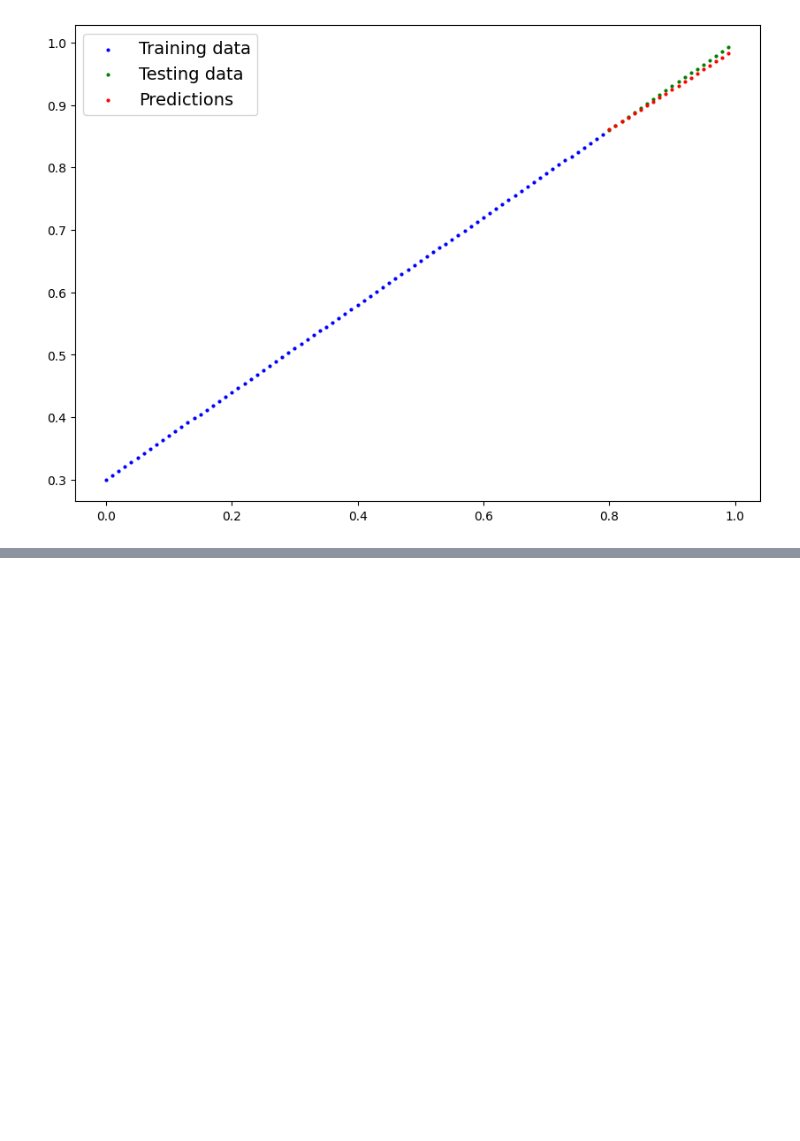
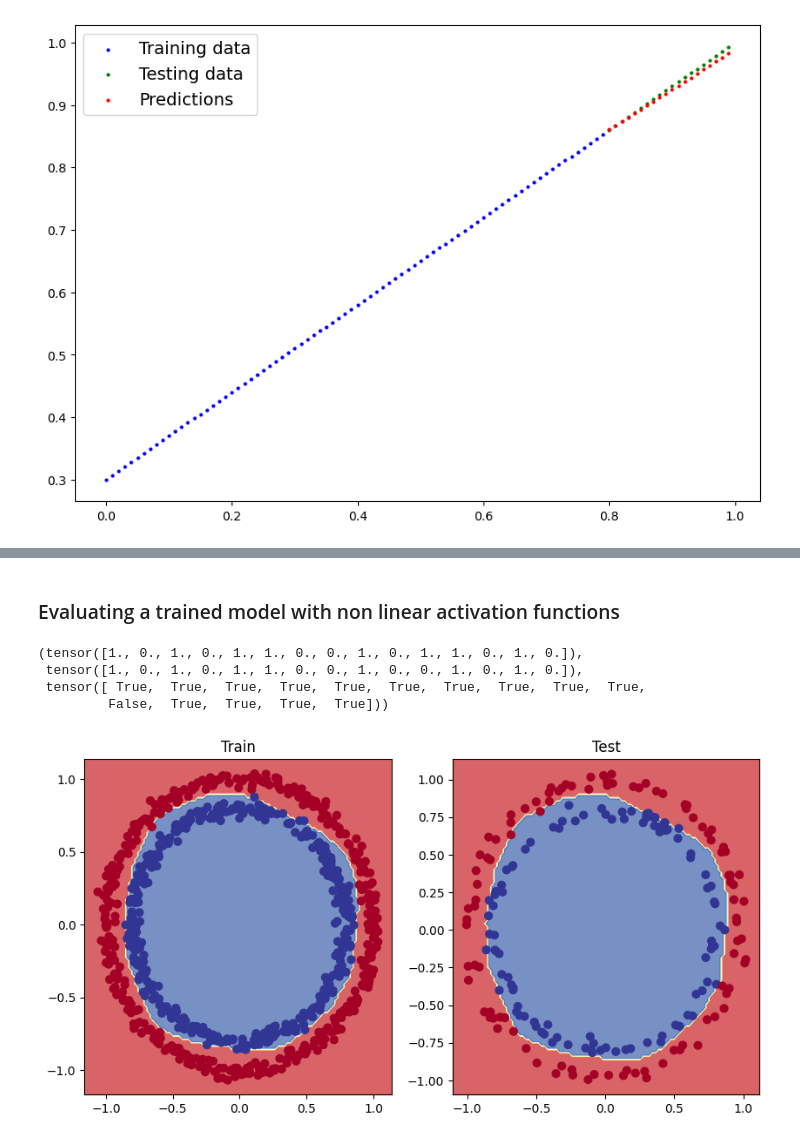
Before and after one commit to LuluW8071/Data-Science, a Jupyter notebook: Pytorch/02_PyTorch_Neural_Network_Classification/00_PyTorch_Neural_Network_Classification.ipynb, the cells around one changed output, grey strips where cells are left out. Drawn from its saved outputs; the diff is of its cells as text; code cells hidden in the pictures; blank space fills up the shorter version.

Commit message:
CircleModelV2 using ReLU() & Predictions

```diff
--- a/Pytorch/02_PyTorch_Neural_Network_Classification/00_PyTorch_Neural_Network_Classification.ipynb
+++ b/Pytorch/02_PyTorch_Neural_Network_Classification/00_PyTorch_Neural_Network_Classification.ipynb
@@ -614,7 +614,7 @@ for epoch in range(epochs):
   optimizer.step()
 
   # Testing
-  model_v1.eval()
+  model_v2.eval()
   with torch.inference_mode():
     test_pred = model_v2(X_test_regression)
     test_loss = loss_fn(test_pred, y_test_regression)
@@ -648,0 +722,33 @@ plot_predictions(train_data = X_train_regression.cpu(),
+# %%
+# Buidling training loop
+torch.manual_seed(42)
+
+epochs = 1000
+
+X_train, y_train = X_train.to(device), y_train.to(device)
+X_test, y_test = X_test.to(device), y_test.to(device)
+
+# Train Loop
+for epoch in range(epochs):
+  model_v3.train()
+
+  # Forward Pass
+  y_logits = model_v3(X_train).squeeze()
+  y_pred = torch.round(torch.sigmoid(y_logits))
+  loss = loss_fn(y_logits, y_train)
+  acc = accuracy_fn(y_true = y_train, y_pred = y_pred)
+  optimizer.zero_grad()
+  loss.backward()
+  optimizer.step()
+
+  # Testing
+  model_v3.eval()
+  with torch.inference_mode():
+    test_logits = model_v3(X_test).squeeze()
+    test_pred = torch.round(torch.sigmoid(test_logits))
+    test_loss = loss_fn(test_logits, y_test)
+    test_acc = accuracy_fn(y_true = y_test, y_pred = test_pred)
+
+  # Print out epochs train/test calculation
+  if epoch % 100 == 0 or epoch == epochs - 1:
+    print(f'Epoch: {epoch} ---- Train Loss: {loss:.4f} | Acc: {acc:.2f}% | Test Loss: {test_loss:.4f} | Test Acc: {test_acc:.2f}%')
@@ -648,0 +767,24 @@ plot_predictions(train_data = X_train_regression.cpu(),
+# %% [markdown]
+### Evaluating a trained model with non linear activation functions
+# %%
+model_v3.eval()
+with torch.inference_mode():
+  y_preds = torch.round(torch.sigmoid(model_v3(X_test))).squeeze()
+
+y_preds[:15], y_test[:15], y_preds[:15] == y_test[:15]
+# %% [output]
+(tensor([1., 0., 1., 0., 1., 1., 0., 0., 1., 0., 1., 1., 0., 1., 0.]),
+ tensor([1., 0., 1., 0., 1., 1., 0., 0., 1., 0., 0., 1., 0., 1., 0.]),
+ tensor([ True,  True,  True,  True,  True,  True,  True,  True,  True,  True,
+         False,  True,  True,  True,  True]))
+# %%
+# Plot decison boundary
+plt.figure(figsize=(10, 5))
+plt.subplot(1, 2, 1)
+plt.title('Train')
+plot_decision_boundary(model_v3, X_train, y_train)
+plt.subplot(1, 2, 2)
+plt.title('Test')
+plot_decision_boundary(model_v3, X_test, y_test)
+# %% [output]
+[figure, added]
```
Also changed, not shown: parts of 13 cells of this notebook.
